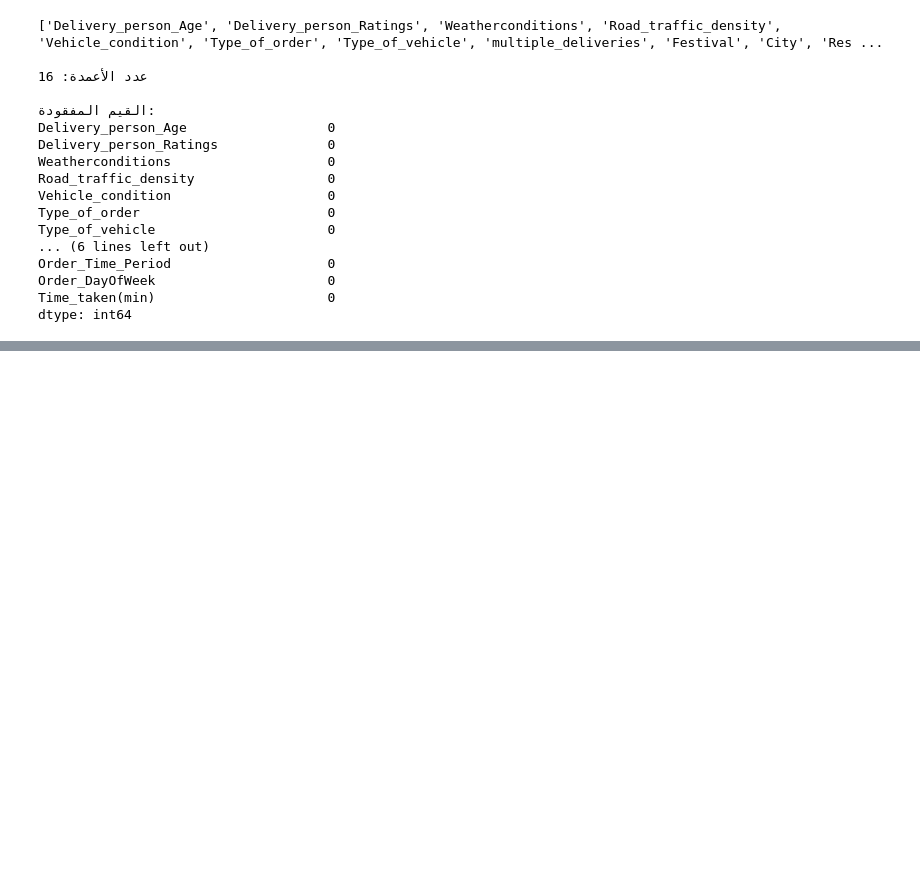
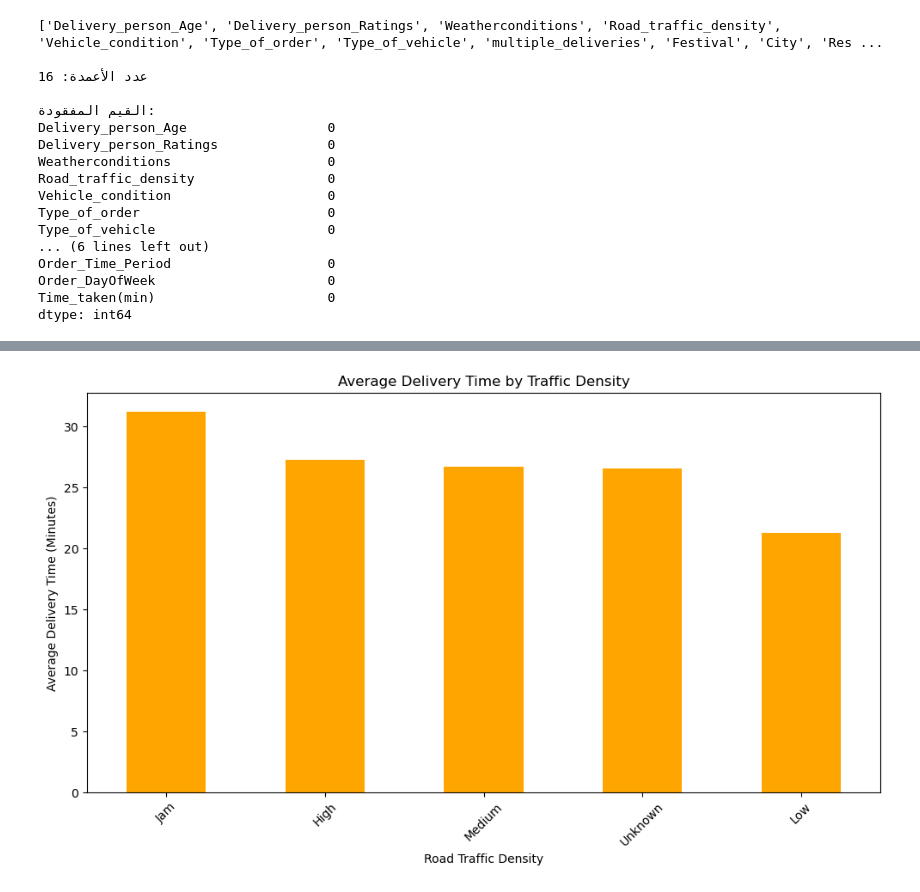
Before and after one commit to rhf433567-commits/Smart-Food-Delivery, a Jupyter notebook: notebook.ipynb, the cells around one changed output, grey strips where cells are left out. Saved outputs shown, nothing was run; the diff lists cells and outputs as text; code cells hidden in the pictures; blank space fills up the shorter version.

```diff
--- a/notebook.ipynb
+++ b/notebook.ipynb
@@ -2400,0 +2540,32 @@ dtype: int64
+# %%
+
+# رسم متوسط وقت التوصيل حسب كثافة المرور
+
+# تحديد حجم الرسم البياني
+plt.figure(figsize=(10, 6))
+
+# رسم متوسط وقت التوصيل لكل مستوى من مستويات المرور
+traffic_analysis["mean"].plot(
+    kind="bar",
+    color="orange"
+)
+
+# إضافة عنوان واضح للرسم
+plt.title("Average Delivery Time by Traffic Density")
+
+# تسمية المحور الأفقي
+plt.xlabel("Road Traffic Density")
+
+# تسمية المحور الرأسي
+plt.ylabel("Average Delivery Time (Minutes)")
+
+# تدوير أسماء مستويات المرور لتسهيل قراءتها
+plt.xticks(rotation=45)
+
+# ضبط تنسيق الرسم
+plt.tight_layout()
+
+# عرض الرسم البياني
+plt.show()
+# %% [output]
+[figure, added]
```
Also changed, not shown: parts of 15 cells of this notebook, 2 other files.
